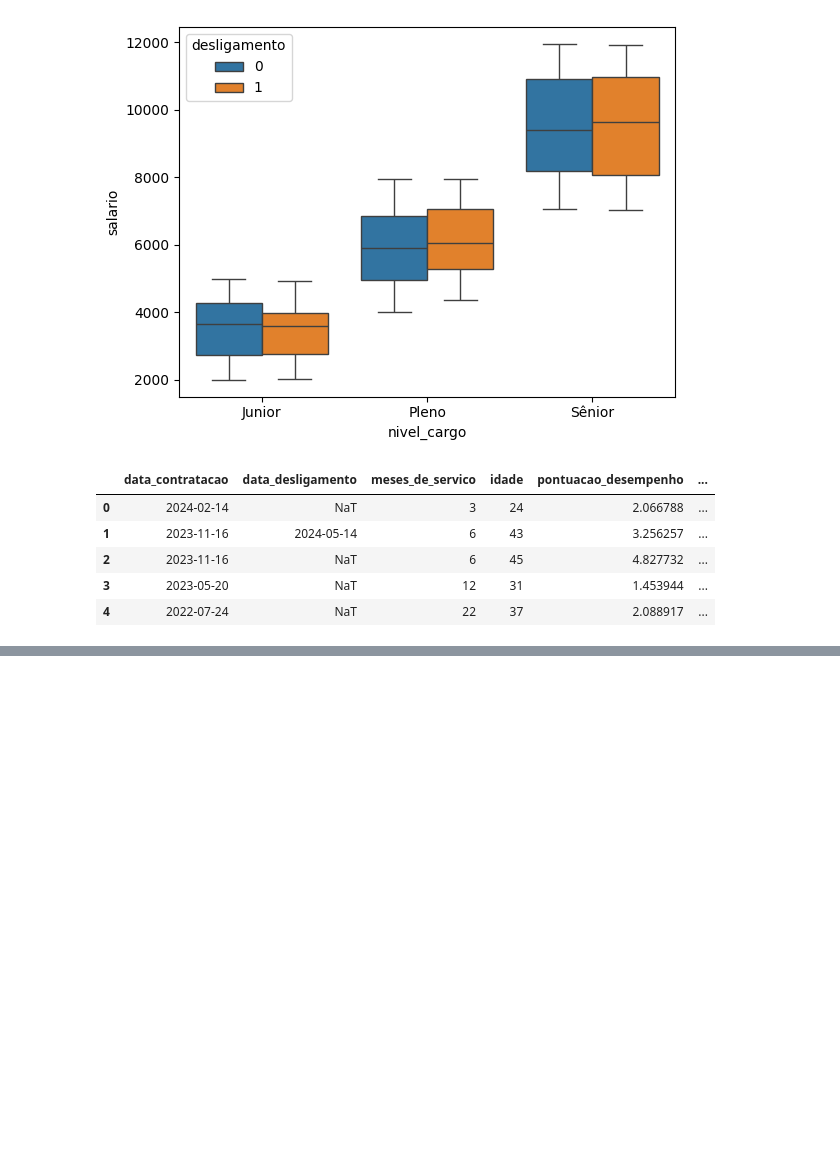
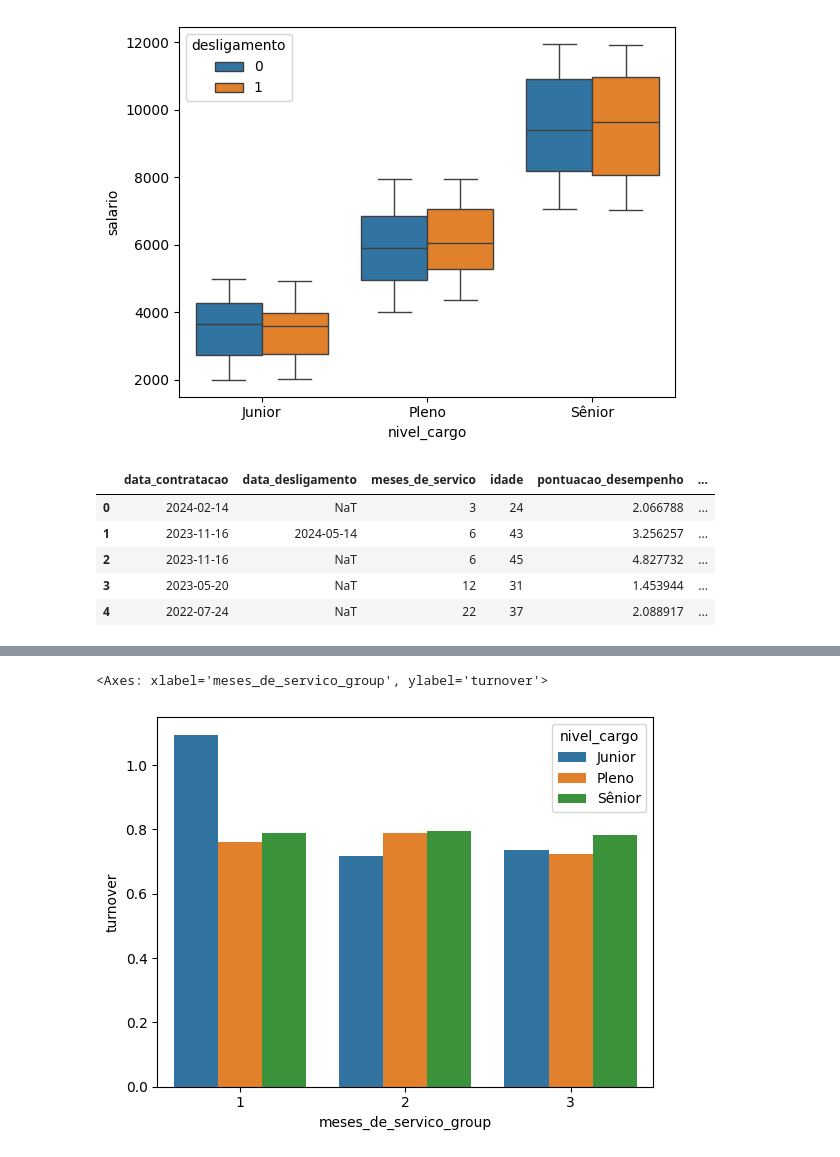
Before and after one commit to matheusmello-o/turnover-optmization, a Jupyter notebook: turnover.ipynb, the cells around one changed output, grey strips where cells are left out. Drawn from its saved outputs; the diff is of its cells as text; code cells hidden in the pictures; blank space fills up the shorter version.

```diff
--- a/turnover.ipynb
+++ b/turnover.ipynb
@@ -247,0 +262,10 @@ sns.catplot(data = df,
+# %%
+tx_retencao_meses_servico_cargo = taxa_retencao(df, by = ['meses_de_servico_group', 'nivel_cargo'])
+
+sns.barplot(data = tx_retencao_meses_servico_cargo,
+            x = 'meses_de_servico_group',
+            y = 'turnover',
+            hue = 'nivel_cargo')
+# %% [output]
+<Axes: xlabel='meses_de_servico_group', ylabel='turnover'>
+[figure, added]
```
Also changed, not shown: parts of 2 cells of this notebook.
